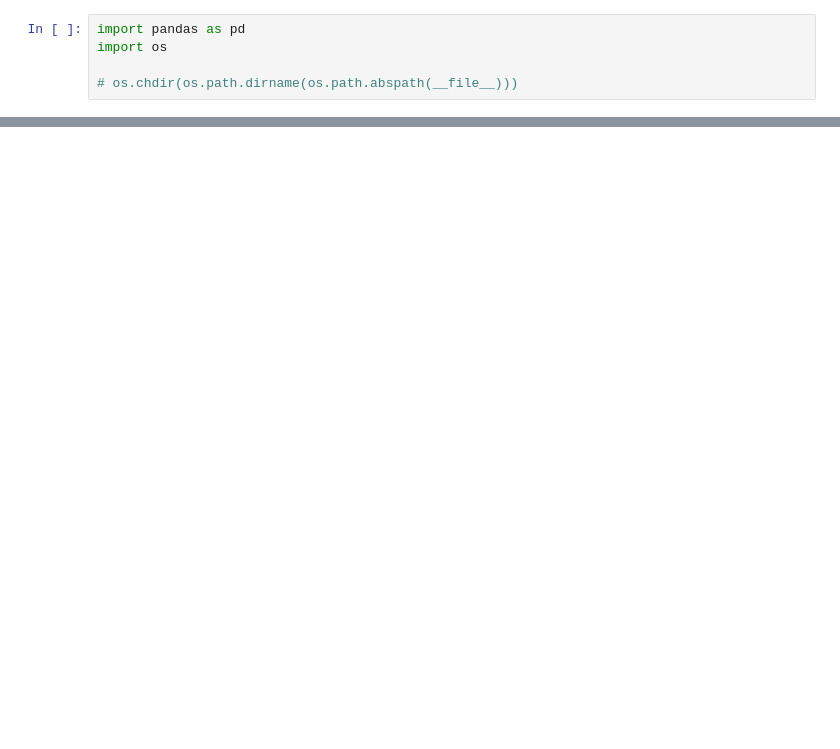
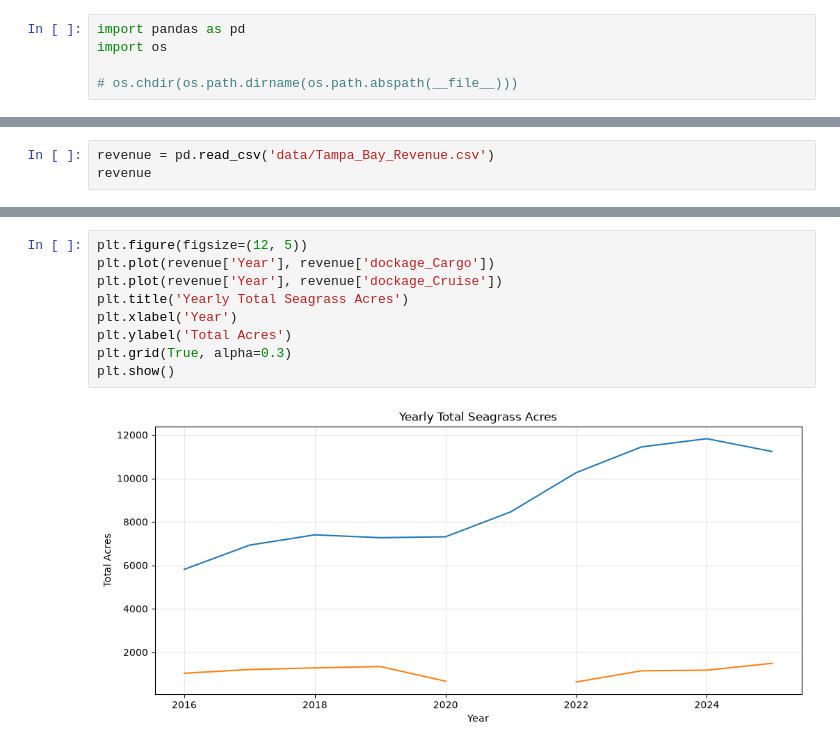
Before and after one commit to Flx232/Fish_Population, a Jupyter notebook: exploratory.ipynb, the cells around one changed output, grey strips where cells are left out. Drawn from its saved outputs; the diff is of its cells as text; blank space fills up the shorter version.

```diff
--- a/exploratory.ipynb
+++ b/exploratory.ipynb
@@ -900,0 +253,3 @@ binned_df
+# %%
+revenue = pd.read_csv('data/Tampa_Bay_Revenue.csv')
+revenue
@@ -900,0 +268,11 @@ binned_df
+# %%
+plt.figure(figsize=(12, 5))
+plt.plot(revenue['Year'], revenue['dockage_Cargo'])
+plt.plot(revenue['Year'], revenue['dockage_Cruise'])
+plt.title('Yearly Total Seagrass Acres')
+plt.xlabel('Year')
+plt.ylabel('Total Acres')
+plt.grid(True, alpha=0.3)
+plt.show()
+# %% [output]
+[figure, added]
```
Also changed, not shown: parts of 128 cells of this notebook, 2 other files.
